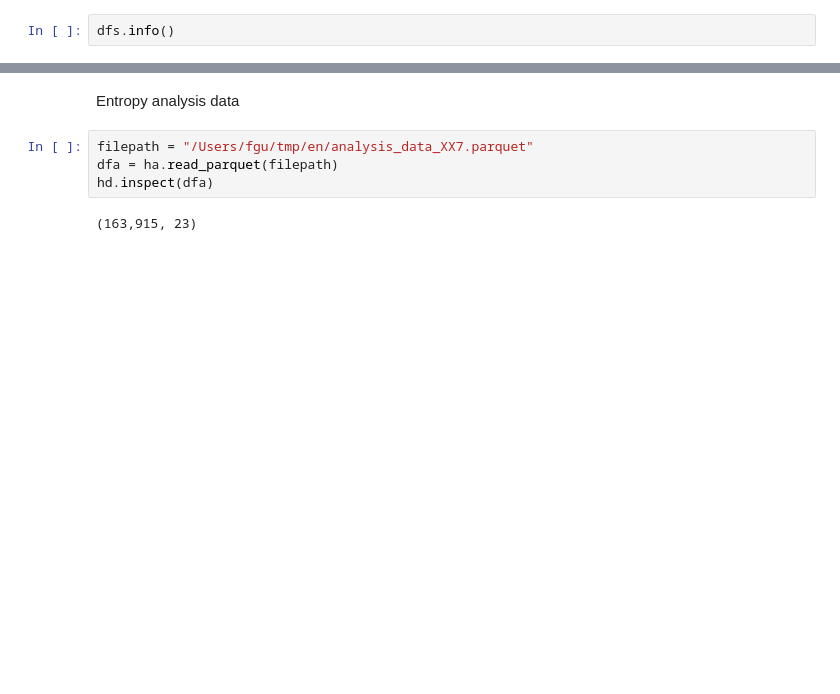
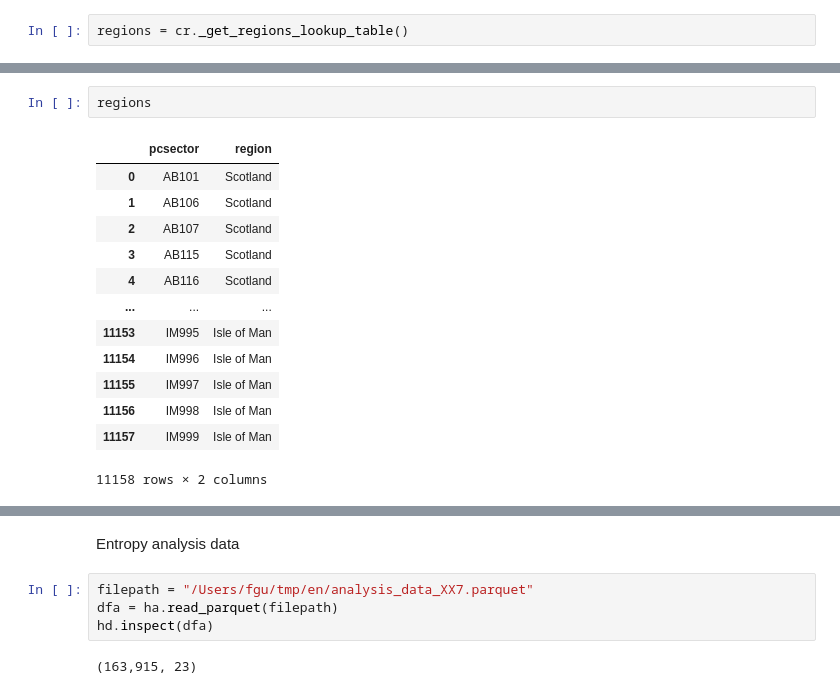
Before and after one commit to fabiangunzinger/entropy, a Jupyter notebook: notebooks/scratchpad.ipynb, the cells around one changed output, grey strips where cells are left out. Drawn from its saved outputs; the diff is of its cells as text; blank space fills up the shorter version.

Commit message:
Region lookup table to creators

```diff
--- a/notebooks/scratchpad.ipynb
+++ b/notebooks/scratchpad.ipynb
@@ -49,2 +62,2 @@ Time for read_sample    : 0.31 seconds
 # %%
-dfs.info()
+regions = cr._get_regions_lookup_table()
@@ -68,0 +74,16 @@ memory usage: 31.3 MB
+# %%
+regions
+# %% [output]
+|  | pcsector | region |
+| 0 | AB101 | Scotland |
+| 1 | AB106 | Scotland |
+| 2 | AB107 | Scotland |
+| 3 | AB115 | Scotland |
+| 4 | AB116 | Scotland |
+| ... | ... | ... |
+| 11153 | IM995 | Isle of Man |
+| 11154 | IM996 | Isle of Man |
+| 11155 | IM997 | Isle of Man |
+| 11156 | IM998 | Isle of Man |
+| 11157 | IM999 | Isle of Man |
+11158 rows × 2 columns
```
Also changed, not shown: parts of 6 cells of this notebook, 1 other file.
